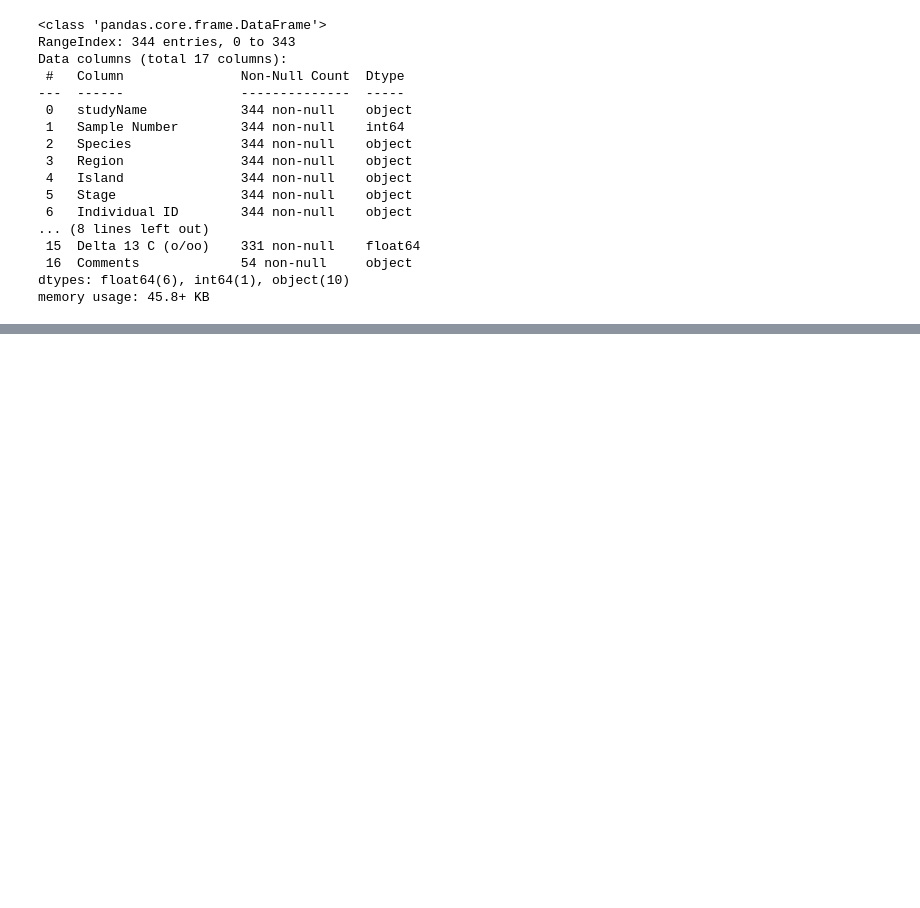
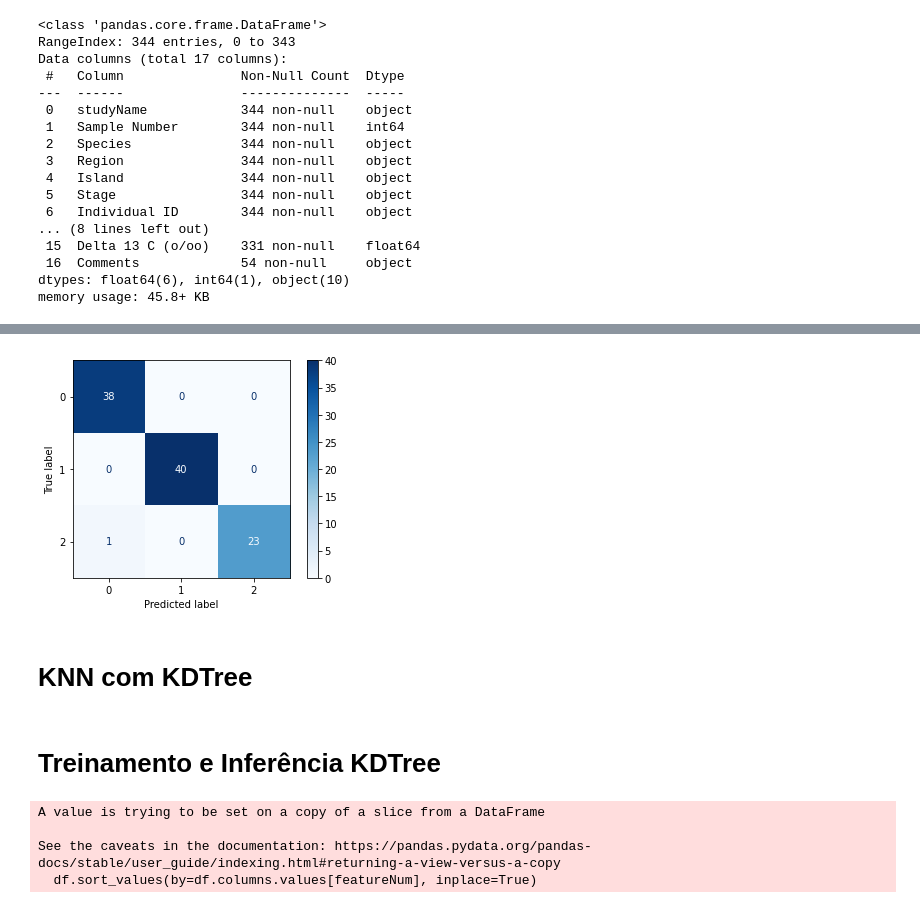
Before and after one commit to Felipe3Ferro/T1_Machine_Learning, a Jupyter notebook: etapa1/KNN.ipynb, the cells around one changed output, grey strips where cells are left out. Saved outputs shown, nothing was run; the diff lists cells and outputs as text; code cells hidden in the pictures; blank space fills up the shorter version.

```diff
--- a/etapa1/KNN.ipynb
+++ b/etapa1/KNN.ipynb
@@ -49,0 +107,5 @@ memory usage: 45.8+ KB
+# %%
+# Descarta as colunas sem o pré-processamento feito acima
+
+penguins_numeric_and_target = penguins_numeric_and_target.drop(columns=['Culmen Length (mm)', 'Culmen Depth (mm)',
+                                                                        'Flipper Length (mm)', "Species"])
@@ -49,0 +121,13 @@ memory usage: 45.8+ KB
+# %%
+# Calcula 70% do dataset, para separar em 70/30
+data_set_70_por_cento = math.ceil((len(penguins_numeric_and_target)/100)*70)
+
+# Embaralha os dados antes de separá-los
+penguins_embaralhado = penguins_numeric_and_target.sample(frac=1)
+
+# Separa em dados de treino e teste
+penguins_treino = penguins_embaralhado.iloc[0:data_set_70_por_cento]
+penguins_teste = penguins_embaralhado.iloc[data_set_70_por_cento:]
+penguins_treino_x = penguins_treino.drop(columns=['Species-Numeric-Class'])
+penguins_treino_y = penguins_treino["Species-Numeric-Class"]
+penguins_treino_x.head()
@@ -49,0 +141,4 @@ memory usage: 45.8+ KB
+# %%
+# Separa os dados de teste entre atributos preditivos e atributo-alvo
+penguins_teste_y = penguins_teste["Species-Numeric-Class"]
+penguins_teste_x = penguins_teste.drop(columns=["Species-Numeric-Class"])
@@ -49,0 +147,2 @@ memory usage: 45.8+ KB
+# %%
+predicoes = KNN_predict(penguins_treino_x.to_numpy(), penguins_treino_y.to_numpy(), penguins_teste_x.to_numpy() , 5)
@@ -49,0 +162,10 @@ memory usage: 45.8+ KB
+# %%
+# Matriz de confusão
+cm = confusion_matrix(penguins_teste_y, predicoes, labels=[0,1,2])
+display_confusion_matrix = ConfusionMatrixDisplay(cm, display_labels=[0,1,2])
+display_confusion_matrix.plot(cmap=plt.cm.Blues)
+plt.show()
+# %% [output]
+[figure, added]
+# %% [markdown]
+# KNN com KDTree
@@ -49,0 +277,2 @@ memory usage: 45.8+ KB
+# %% [markdown]
+# Treinamento e Inferência KDTree
@@ -49,0 +289,8 @@ memory usage: 45.8+ KB
+# %%
+# Constroi a KDTree com base nos dados de teste
+penguins_kD_tree = kD_tree(penguins_treino)
+# %% [output]
+A value is trying to be set on a copy of a slice from a DataFrame
+
+See the caveats in the documentation: https://pandas.pydata.org/pandas-docs/stable/user_guide/indexing.html#returning-a-view-versus-a-copy
+  df.sort_values(by=df.columns.values[featureNum], inplace=True)
```
Also changed, not shown: parts of 16 cells of this notebook, 1 other file.
